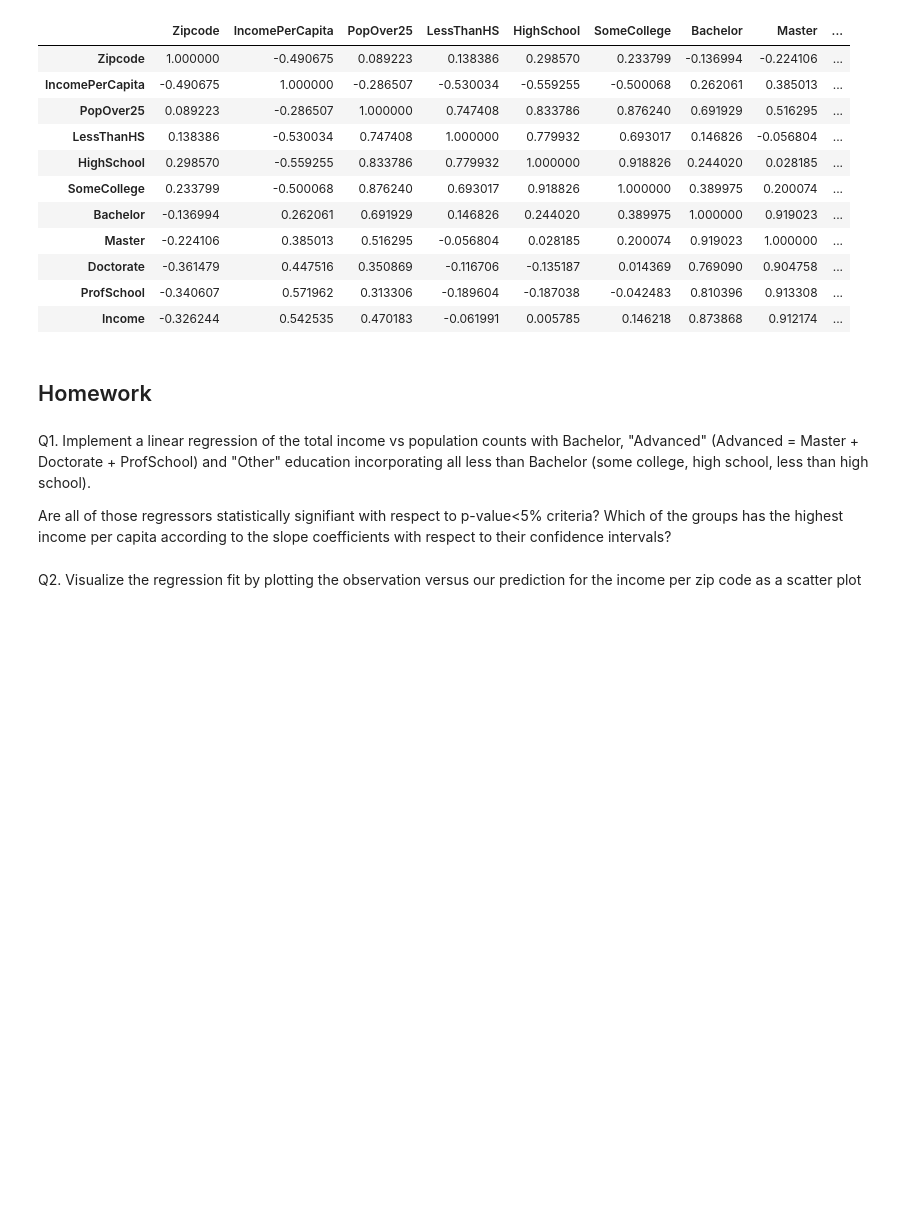
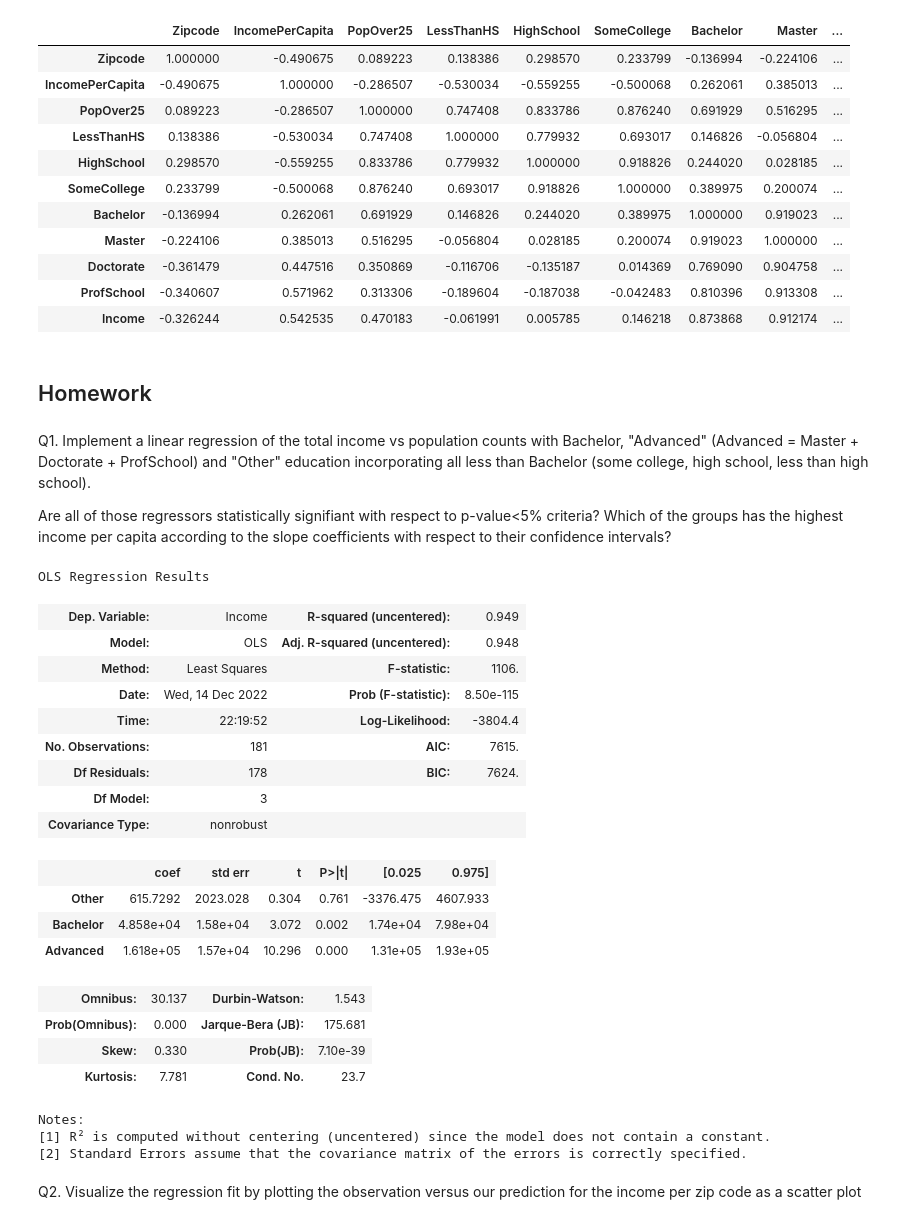
Before and after one commit to CUSPIntroADS2023/Solutions, a Jupyter notebook: LAB10_02_linear_regression_diagnostics.ipynb, the cells around one changed output. Cells and saved outputs as stored; diff of their text form; code cells hidden in the pictures; blank space fills up the shorter version.

```diff
--- a/LAB10_02_linear_regression_diagnostics.ipynb
+++ b/LAB10_02_linear_regression_diagnostics.ipynb
@@ -112,3 +112,30 @@ data.corr()
 Q1. Implement a linear regression of the total income vs population counts with Bachelor, "Advanced" (Advanced = Master + Doctorate + ProfSchool) and "Other" education incorporating all less than Bachelor (some college, high school, less than high school).
 
 Are all of those regressors statistically signifiant with respect to p-value<5\% criteria? Which of the groups has the highest income per capita according to the slope coefficients with respect to their confidence intervals?
+# %%
+data['Advanced'] = data['Master']+data['Doctorate']+data['ProfSchool']
+data['Other'] = data['LessThanHS']+data['HighSchool']+data['SomeCollege']
+lm = smf.ols(formula = 'Income ~ Other + Bachelor + Advanced-1', data = data).fit()
+lm.summary()
+# %% [output]
+OLS Regression Results
+| Dep. Variable: | Income | R-squared (uncentered): | 0.949 |
+| Model: | OLS | Adj. R-squared (uncentered): | 0.948 |
+| Method: | Least Squares | F-statistic: | 1106. |
+| Date: | Wed, 14 Dec 2022 | Prob (F-statistic): | 8.50e-115 |
+| Time: | 22:19:52 | Log-Likelihood: | -3804.4 |
+| No. Observations: | 181 | AIC: | 7615. |
+| Df Residuals: | 178 | BIC: | 7624. |
+| Df Model: | 3 |  |  |
+| Covariance Type: | nonrobust |  |  |
+|  | coef | std err | t | P>|t| | [0.025 | 0.975] |
+| Other | 615.7292 | 2023.028 | 0.304 | 0.761 | -3376.475 | 4607.933 |
+| Bachelor | 4.858e+04 | 1.58e+04 | 3.072 | 0.002 | 1.74e+04 | 7.98e+04 |
+| Advanced | 1.618e+05 | 1.57e+04 | 10.296 | 0.000 | 1.31e+05 | 1.93e+05 |
+| Omnibus: | 30.137 | Durbin-Watson: | 1.543 |
+| Prob(Omnibus): | 0.000 | Jarque-Bera (JB): | 175.681 |
+| Skew: | 0.330 | Prob(JB): | 7.10e-39 |
+| Kurtosis: | 7.781 | Cond. No. | 23.7 |
+Notes:
+[1] R² is computed without centering (uncentered) since the model does not contain a constant.
+[2] Standard Errors assume that the covariance matrix of the errors is correctly specified.
```
Also changed, not shown: parts of 4 cells of this notebook, 2 other files.
